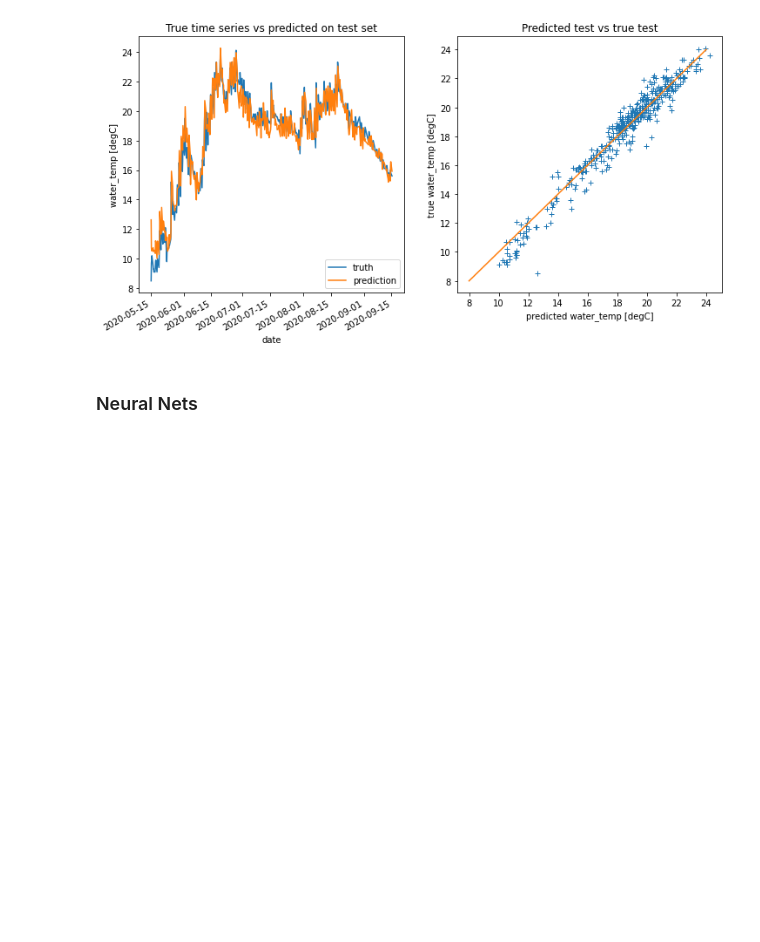
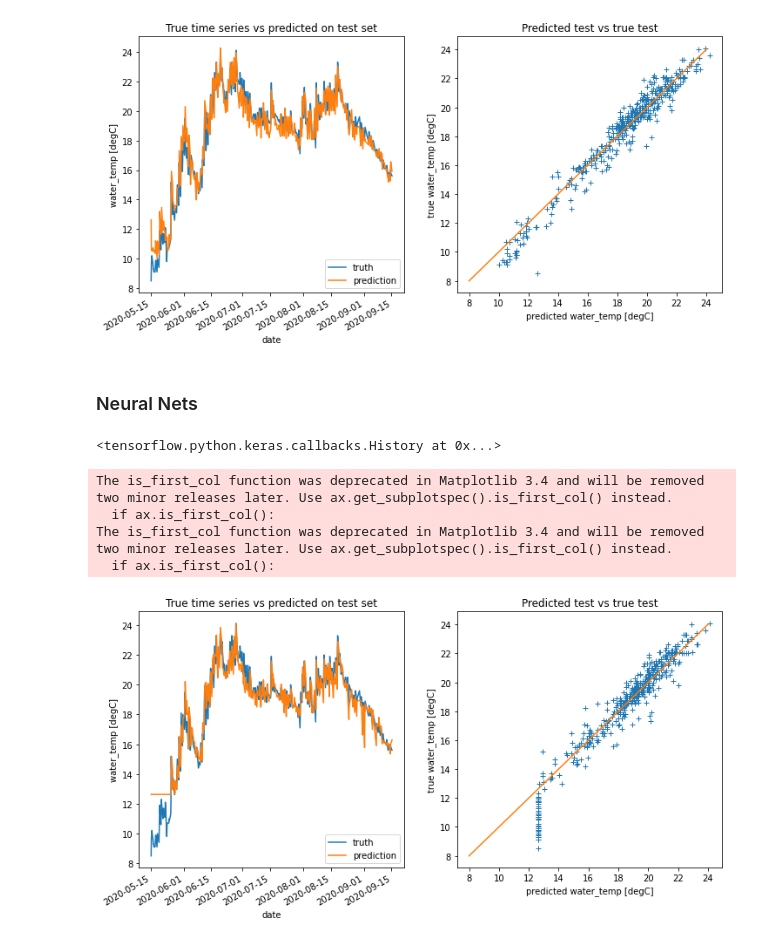
Before and after one commit to FlorianBeiser/havvarsel-data-driven-pred, a Jupyter notebook: DataAnalyser.ipynb, the cells around one changed output. Cells and saved outputs as stored; diff of their text form; code cells hidden in the pictures; blank space fills up the shorter version.

Commit message:
Data Analysis: Neural nets

```diff
--- a/DataAnalyser.ipynb
+++ b/DataAnalyser.ipynb
@@ -281,0 +277,48 @@ The is_first_col function was deprecated in Matplotlib 3.4 and will be removed t
+# %%
+import tensorflow as tf
+from tensorflow import keras
+from tensorflow.keras import layers
+from tensorflow.keras.layers.experimental import preprocessing
+
+# NOTE: without a normalizer the results are shifted
+normalizer = preprocessing.Normalization()
+normalizer.adapt(np.array(X))
+
+# Building the neural net
+# NOTE: The design of the net has major influence on the results!
+# For details see documentation of tensorflow
+model = tf.keras.Sequential([
+    normalizer,
+    layers.Dense(10, activation="relu"),
+    layers.Dense(10, activation="relu"),
+    layers.Dense(5),
+    layers.Dense(units=1)
+])
+
+# Configuring with loss function and optimization algorithm
+model.compile(
+    optimizer=tf.optimizers.Adam(learning_rate=0.1),
+    loss='mean_absolute_error')
+
+# Training
+# NOTE: The training results are very random such that the results from every run are fundamentally different
+model.fit(X, Y,
+    epochs=200,
+    verbose=0,
+    validation_split = 0.2)
+# %% [output]
+<tensorflow.python.keras.callbacks.History at 0x...>
+# %%
+#test
+prediction_labels = model.predict(test.loc[:, data.columns!="water_temp"])
+prediction = pd.DataFrame(prediction_labels)
+prediction["time"] = test.index
+prediction = prediction.set_index("time")
+# %%
+plot_test_vs_truth(prediction)
+# %% [output]
+The is_first_col function was deprecated in Matplotlib 3.4 and will be removed two minor releases later. Use ax.get_subplotspec().is_first_col() instead.
+  if ax.is_first_col():
+The is_first_col function was deprecated in Matplotlib 3.4 and will be removed two minor releases later. Use ax.get_subplotspec().is_first_col() instead.
+  if ax.is_first_col():
+[figure, added]
```
Also changed, not shown: parts of 3 cells of this notebook.
